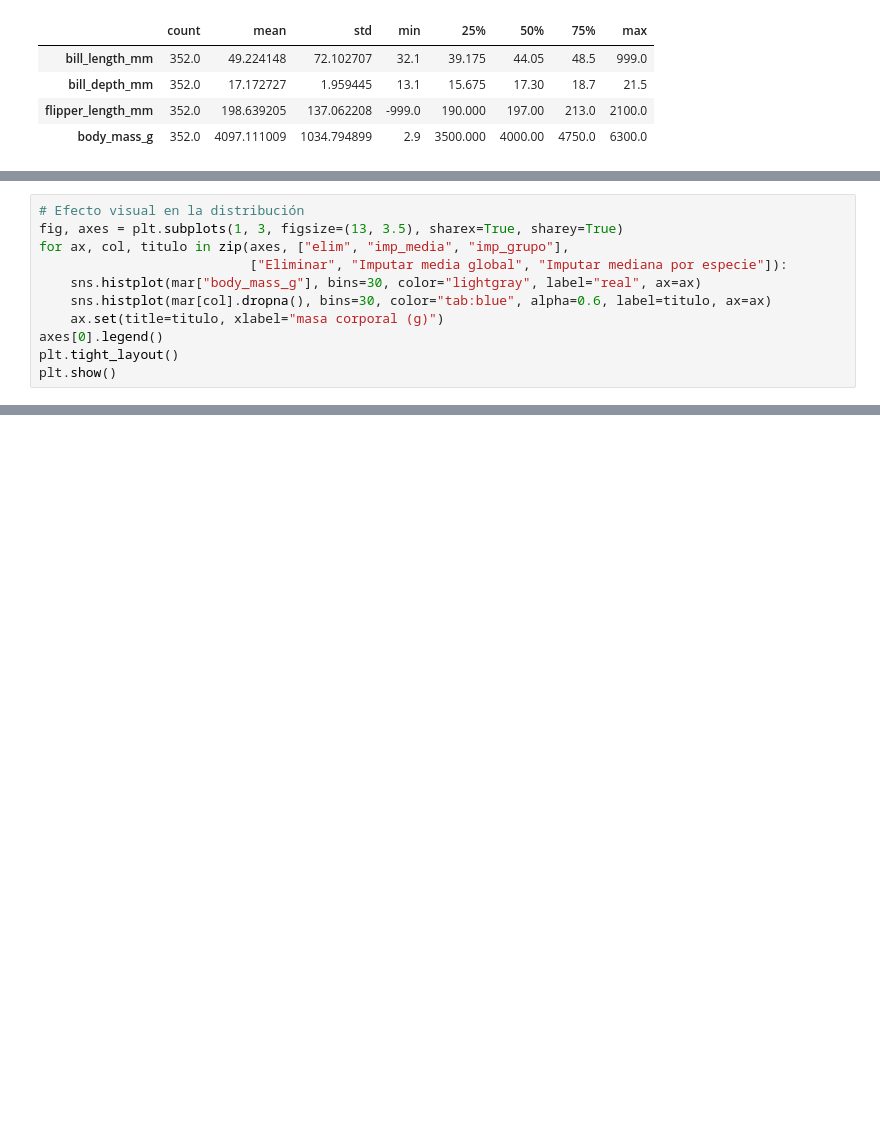
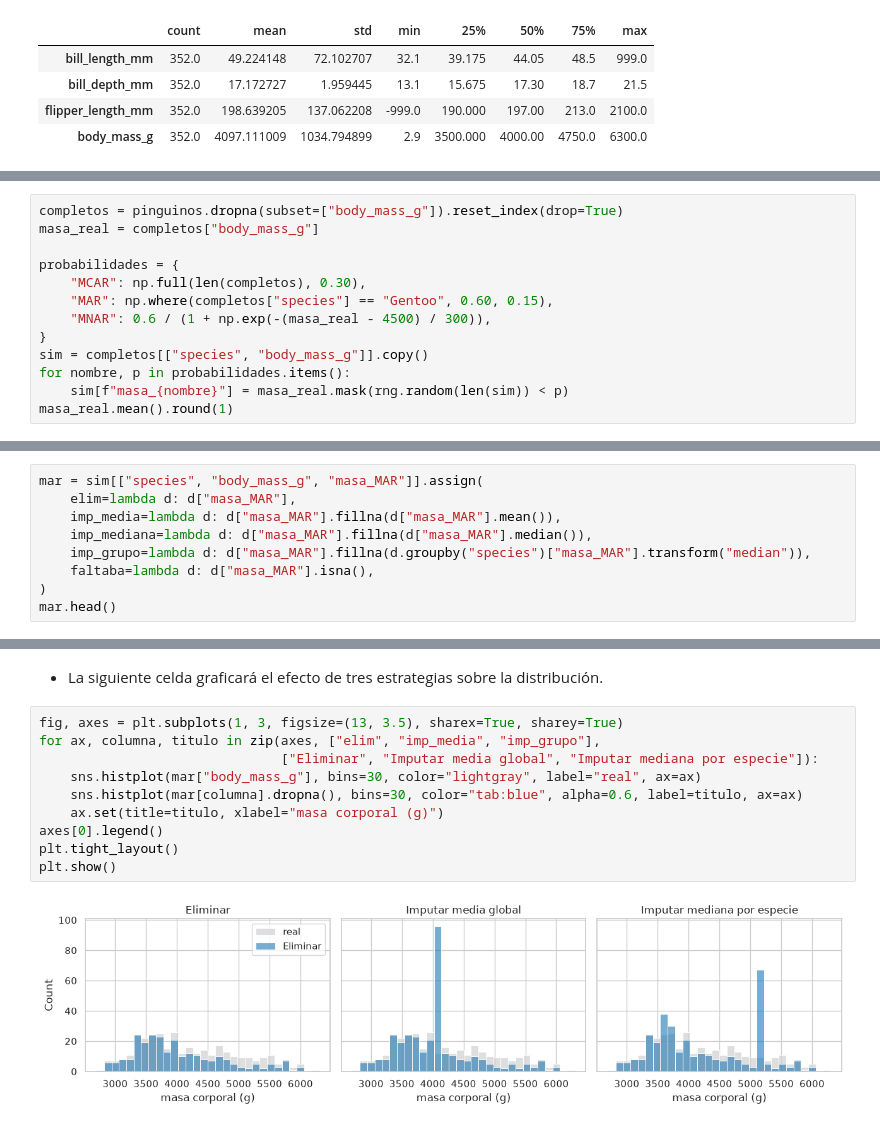
Before and after one commit to PythonistaMX/py401, a Jupyter notebook: soluciones/02_calidad_y_faltantes_soluciones.ipynb, the cells around one changed output, grey strips where cells are left out. Cells and saved outputs as stored; diff of their text form; blank space fills up the shorter version.

```diff
--- a/soluciones/02_calidad_y_faltantes_soluciones.ipynb
+++ b/soluciones/02_calidad_y_faltantes_soluciones.ipynb
@@ -576,11 +395,0 @@ tabla
-# %%
-# Efecto visual en la distribución
-fig, axes = plt.subplots(1, 3, figsize=(13, 3.5), sharex=True, sharey=True)
-for ax, col, titulo in zip(axes, ["elim", "imp_media", "imp_grupo"],
-                           ["Eliminar", "Imputar media global", "Imputar mediana por especie"]):
-    sns.histplot(mar["body_mass_g"], bins=30, color="lightgray", label="real", ax=ax)
-    sns.histplot(mar[col].dropna(), bins=30, color="tab:blue", alpha=0.6, label=titulo, ax=ax)
-    ax.set(title=titulo, xlabel="masa corporal (g)")
-axes[0].legend()
-plt.tight_layout()
-plt.show()
@@ -882,0 +523,13 @@ dtype: int64
+# %%
+completos = pinguinos.dropna(subset=["body_mass_g"]).reset_index(drop=True)
+masa_real = completos["body_mass_g"]
+
+probabilidades = {
+    "MCAR": np.full(len(completos), 0.30),
+    "MAR": np.where(completos["species"] == "Gentoo", 0.60, 0.15),
+    "MNAR": 0.6 / (1 + np.exp(-(masa_real - 4500) / 300)),
+}
+sim = completos[["species", "body_mass_g"]].copy()
+for nombre, p in probabilidades.items():
+    sim[f"masa_{nombre}"] = masa_real.mask(rng.random(len(sim)) < p)
+masa_real.mean().round(1)
@@ -882,0 +632,9 @@ dtype: int64
+# %%
+mar = sim[["species", "body_mass_g", "masa_MAR"]].assign(
+    elim=lambda d: d["masa_MAR"],
+    imp_media=lambda d: d["masa_MAR"].fillna(d["masa_MAR"].mean()),
+    imp_mediana=lambda d: d["masa_MAR"].fillna(d["masa_MAR"].median()),
+    imp_grupo=lambda d: d["masa_MAR"].fillna(d.groupby("species")["masa_MAR"].transform("median")),
+    faltaba=lambda d: d["masa_MAR"].isna(),
+)
+mar.head()
@@ -882,0 +661,14 @@ dtype: int64
+# %% [markdown]
+* La siguiente celda graficará el efecto de tres estrategias sobre la distribución.
+# %%
+fig, axes = plt.subplots(1, 3, figsize=(13, 3.5), sharex=True, sharey=True)
+for ax, columna, titulo in zip(axes, ["elim", "imp_media", "imp_grupo"],
+                               ["Eliminar", "Imputar media global", "Imputar mediana por especie"]):
+    sns.histplot(mar["body_mass_g"], bins=30, color="lightgray", label="real", ax=ax)
+    sns.histplot(mar[columna].dropna(), bins=30, color="tab:blue", alpha=0.6, label=titulo, ax=ax)
+    ax.set(title=titulo, xlabel="masa corporal (g)")
+axes[0].legend()
+plt.tight_layout()
+plt.show()
+# %% [output]
+[figure, added]
```
Also changed, not shown: parts of 185 cells of this notebook, 5 other files.
